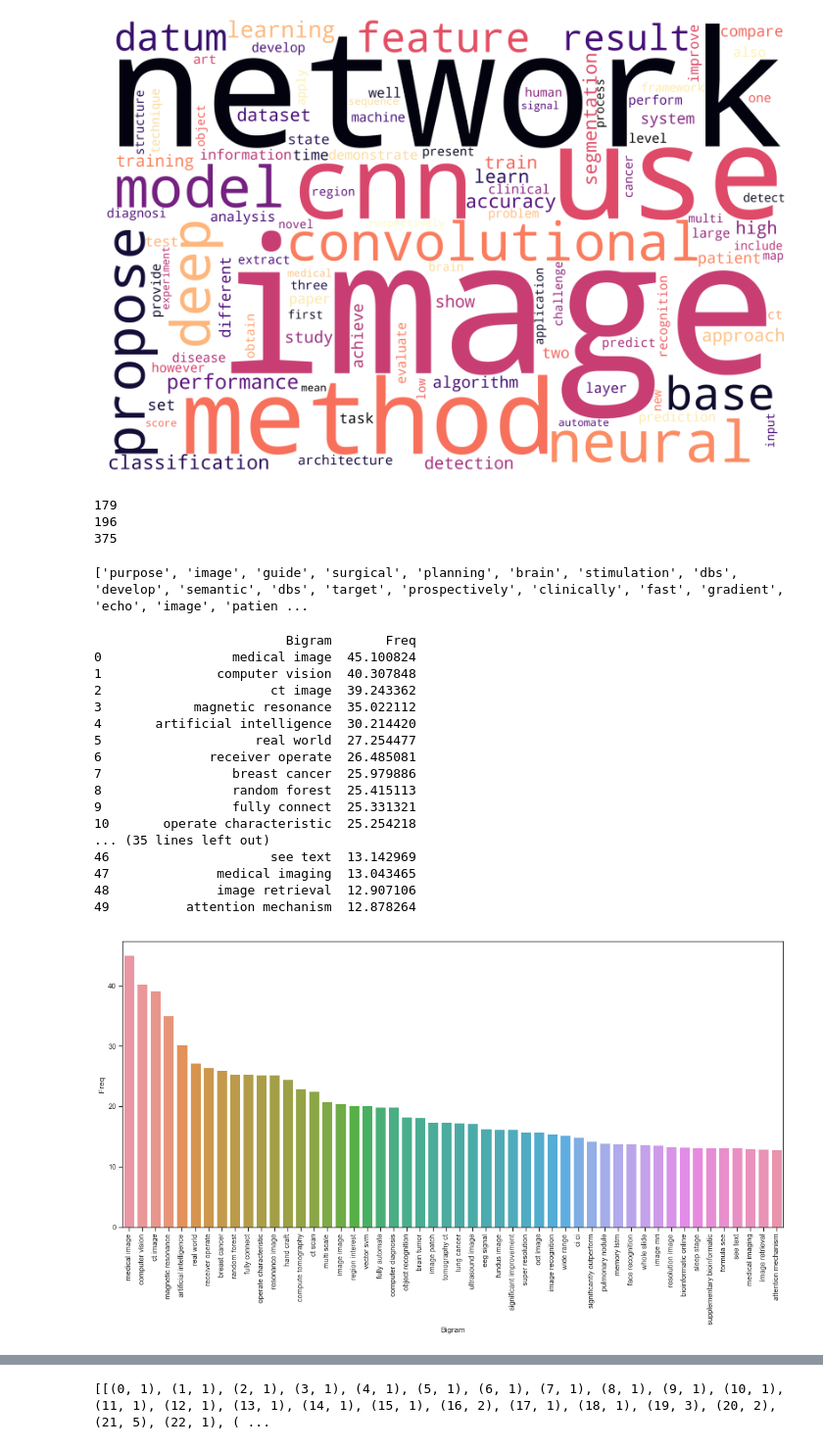
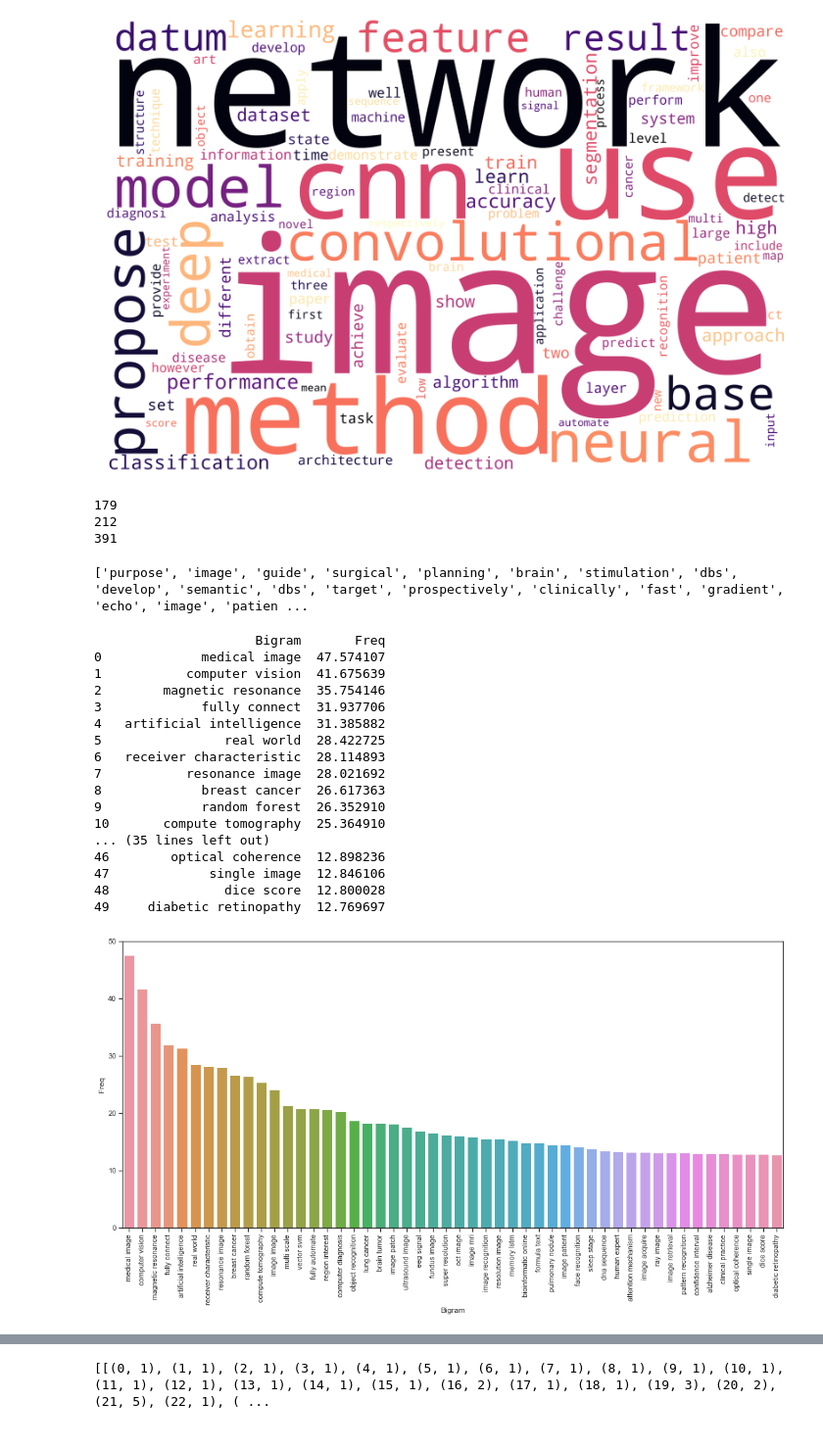
Before and after one commit to htanjore/convolutional-neural-network-in-BioScience-pubmed, a Jupyter notebook: notebooks/LDA_Topic_model.ipynb, the cells around one changed output, grey strips where cells are left out. Shown at 98% size. Drawn from its saved outputs; the diff is of its cells as text; code cells hidden in the pictures.

```diff
--- a/notebooks/LDA_Topic_model.ipynb
+++ b/notebooks/LDA_Topic_model.ipynb
@@ -121,7 +121,9 @@ remove_words = ['overall', 'perform','attempts', 'model','use', 'calculating','p
                'subject','value','map','quality','application','provide','one','mr', 'false','positive','tune','fine',
                 'github','com','precision','recall','long','short','gold', 'standard','problem','demonstrate','apply',
                 'well','truth','ground','similarity','coefficient','entity','event','cohort','molecular','goal','knowledge',
-                'refer','conditional','name','natural','language','metho','processing','nlp','term']
+                'refer','conditional','name','natural','language','metho','processing','nlp','term','operate',
+                'characteristics', 'whole','slide','supplementary', 'significantly', 'improvement','wide','range',
+               'hand','craft','open','source','ci','see','outperform']
 
 #identifies and removes duplicates and returns a lits of words
 remove_words= list(set(remove_words))
@@ -130,8 +132,8 @@ print(len(remove_words))
 print(len(stop_words))
 # %% [output]
 179
-196
-375
+212
+391
 # %%
 def remove_stopwords(texts):
     return [[word for word in simple_preprocess(str(doc)) if word not in stop_words] for doc in texts]
@@ -151,48 +161,50 @@ print(words_text[3])
+# %%
+lemmatized_words = lemmatization(words_text, allowed_postags=['NOUN', 'ADJ', 'VERB', 'ADV'])
 # %%
 #clean_text = [" ".join(x) for x in minus_stopwords]
 # %%
 #Most frequently occuring bigrams in the data. plot both bar plot and word cloud of bigrams in the data
 def top_bi_grams(clean_text, n=None):
-    clean_text = [" ".join(x) for x in minus_stopwords]
+    clean_text = [" ".join(x) for x in lemmatized_words]
     vectorizer = TfidfVectorizer(ngram_range = (2,2), min_df = 5,stop_words=stop_words).fit(clean_text)
     bows = vectorizer.transform(clean_text)
     sumwords = bows.sum(axis=0)
     words_freq = [(word, sumwords[0, idx]) for word, idx in
                   vectorizer.vocabulary_.items()]
     words_freq =sorted(words_freq, key = lambda x: x[1],
                 reverse=True)
     return words_freq[:n]
 
 top_bigrams = top_bi_grams(clean_text, n=50)
 top_bigrams_df = pd.DataFrame(top_bigrams)
 top_bigrams_df.columns=["Bigram", "Freq"]
 print(top_bigrams_df)
 
 #Barplot of most freq Bi-grams
 sns.set(rc={'figure.figsize':(18,8)}, style ='white' )
 sns.set_style("ticks")
 
 h=sns.barplot(x="Bigram", y="Freq", data=top_bigrams_df)
 h.set_xticklabels(h.get_xticklabels(), rotation=90);
 # %% [output]
-                         Bigram       Freq
-0                 medical image  45.100824
-1               computer vision  40.307848
-2                      ct image  39.243362
-3            magnetic resonance  35.022112
-4       artificial intelligence  30.214420
-5                    real world  27.254477
-6              receiver operate  26.485081
-7                 breast cancer  25.979886
-8                 random forest  25.415113
-9                 fully connect  25.331321
-10       operate characteristic  25.254218
+                     Bigram       Freq
+0             medical image  47.574107
+1           computer vision  41.675639
+2        magnetic resonance  35.754146
+3             fully connect  31.937706
+4   artificial intelligence  31.385882
+5                real world  28.422725
+6   receiver characteristic  28.114893
+7           resonance image  28.021692
+8             breast cancer  26.617363
+9             random forest  26.352910
+10       compute tomography  25.364910
 ... (35 lines left out)
-46                     see text  13.142969
-47              medical imaging  13.043465
-48              image retrieval  12.907106
-49          attention mechanism  12.878264
+46        optical coherence  12.898236
+47             single image  12.846106
+48               dice score  12.800028
+49     diabetic retinopathy  12.769697
-[figure, old version]
+[figure, new version]
 # %%
 bigrams = {}
 for w, x in top_bigrams_df.values:
```
Also changed, not shown: parts of 11 cells of this notebook, 5 other files.
